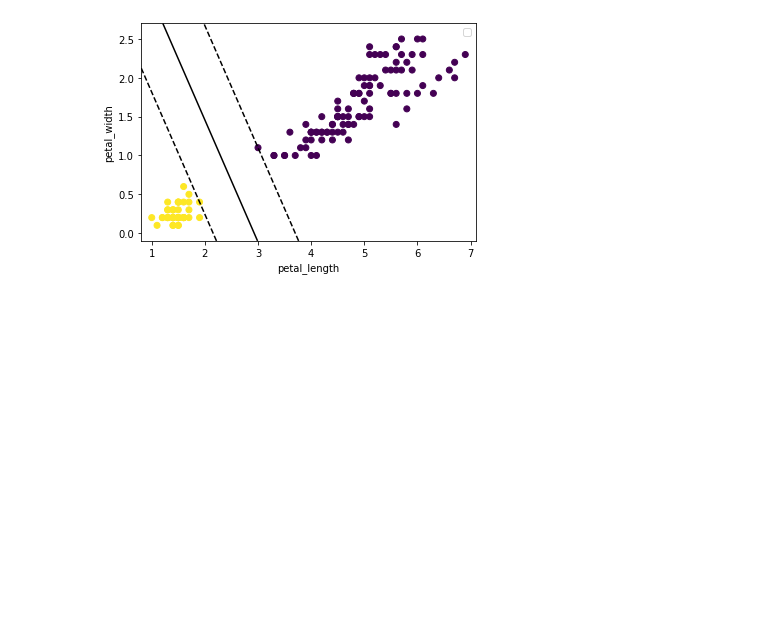
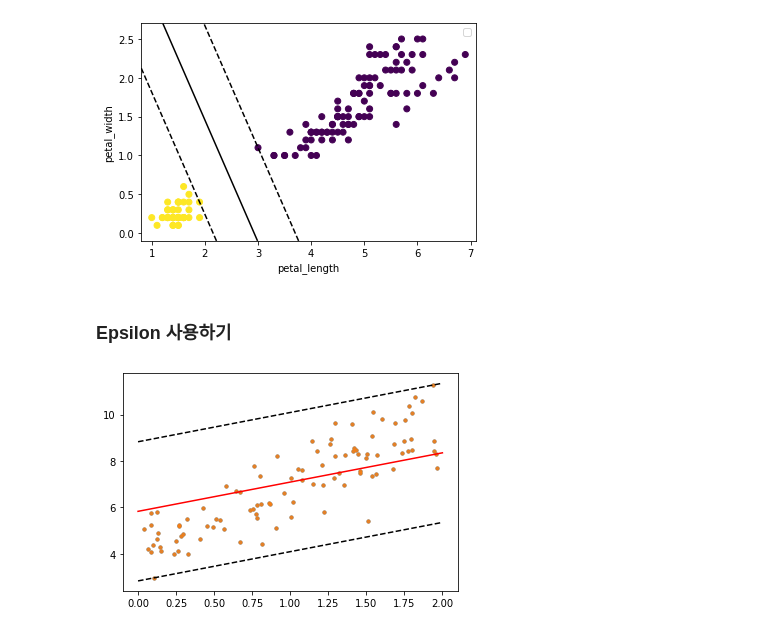
Before and after one commit to isdiscodead/BIG_PY_2022, a Jupyter notebook: LEVEL2_1_Session/SessionWeek5Practice.ipynb, the cells around one changed output. Saved outputs shown, nothing was run; the diff lists cells and outputs as text; code cells hidden in the pictures; blank space fills up the shorter version.

```diff
--- a/LEVEL2_1_Session/SessionWeek5Practice.ipynb
+++ b/LEVEL2_1_Session/SessionWeek5Practice.ipynb
@@ -111,3 +111,34 @@ plt.show()
 # %% [output]
 No artists with labels found to put in legend.  Note that artists whose label start with an underscore are ignored when legend() is called with no argument.
 [figure]
+# %% [markdown]
+### Epsilon 사용하기
+# %%
+from sklearn.svm import SVR
+import pandas as pd
+
+X = 2 * np.random.rand(100, 1) # 랜덤 난수로 데이터 생성
+y = 4 + 3*X + np.random.randn(100, 1)
+y = y.reshape(100, )
+
+plt.scatter(X, y, s=10, alpha=0.8 )
+
+svm_reg = SVR( kernel='linear', epsilon=3 ) # C 생략됨
+svm_reg.fit(X, y)
+
+intercept = svm_reg.intercept_[0]
+coef = svm_reg.coef_[0]
+
+X_new = np.linspace(0, 2, 100)
+y_new = intercept + coef[0] * X_new
+
+X_new = X_new.reshape(100, 1)
+y_pred = svm_reg.predict(X_new)
+
+plt.scatter(X, y, s=10, alpha=0.8)
+plt.plot(X_new, y_new, c='r')
+plt.plot(X_new, y_pred+svm_reg.epsilon, 'k--')
+plt.plot(X_new, y_pred-svm_reg.epsilon, 'k--')
+plt.show()
+# %% [output]
+[figure, added]
```
Also changed, not shown: 1 other file.
